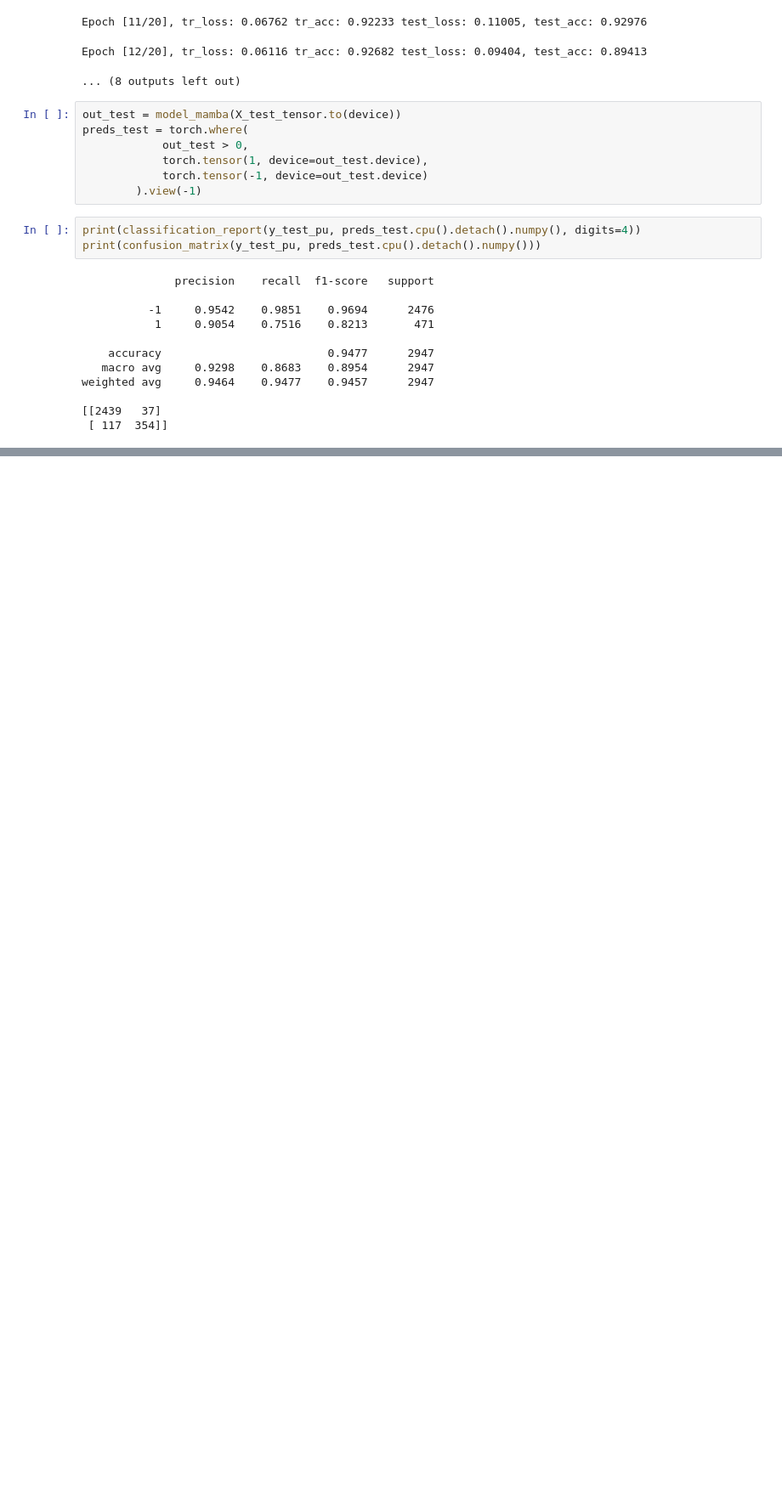
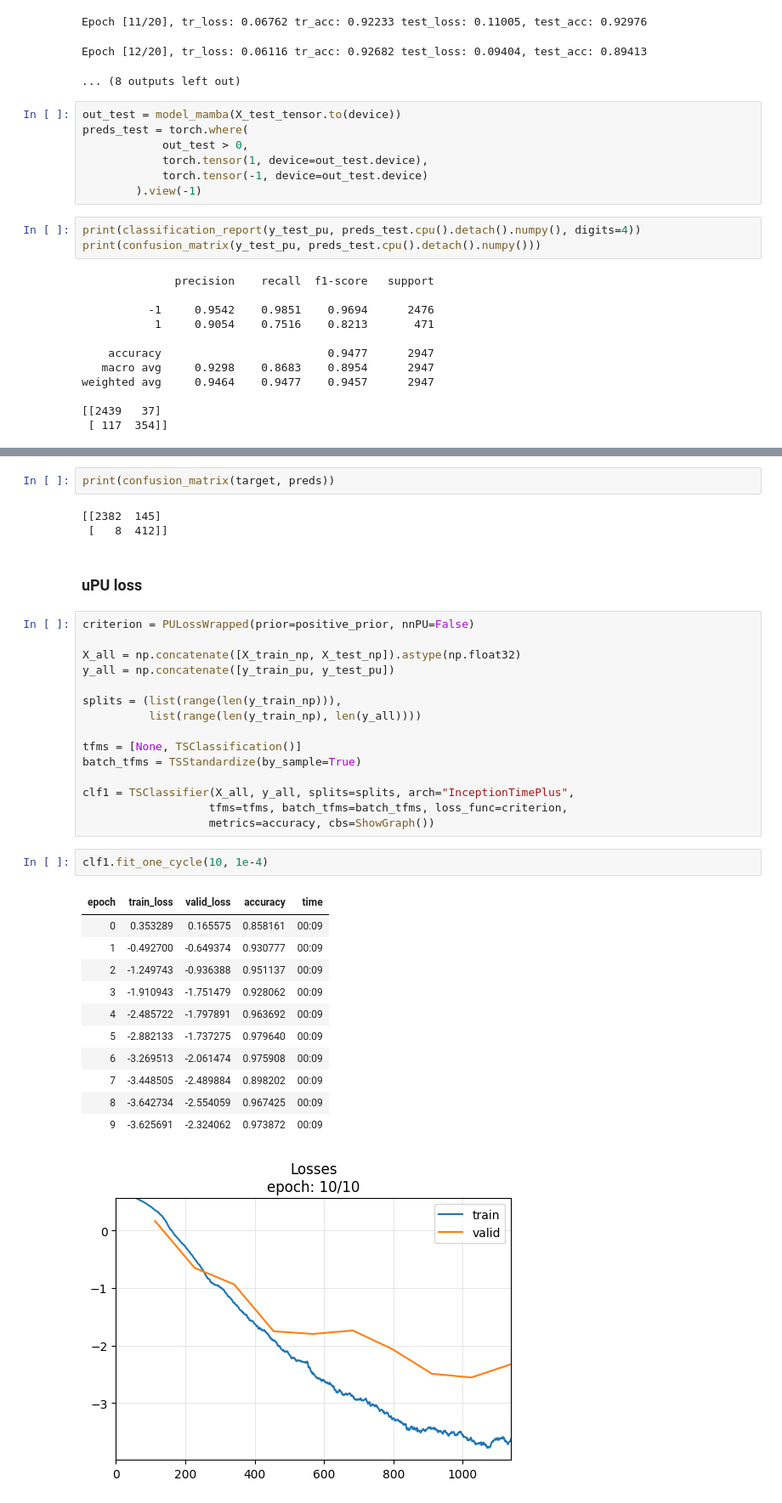
Before and after one commit to darosali/har-pu-learning, a Jupyter notebook: har_baseline.ipynb, the cells around one changed output, grey strips where cells are left out. Shown at 85% size. Saved outputs shown, nothing was run; the diff lists cells and outputs as text; blank space fills up the shorter version.

```diff
--- a/har_baseline.ipynb
+++ b/har_baseline.ipynb
@@ -649,0 +725,37 @@ weighted avg     0.9464    0.9477    0.9457      2947
+# %%
+print(confusion_matrix(target, preds))
+# %% [output]
+[[2382  145]
+ [   8  412]]
+# %% [markdown]
+### uPU loss
+# %%
+criterion = PULossWrapped(prior=positive_prior, nnPU=False)
+
+X_all = np.concatenate([X_train_np, X_test_np]).astype(np.float32)
+y_all = np.concatenate([y_train_pu, y_test_pu])
+
+splits = (list(range(len(y_train_np))),
+          list(range(len(y_train_np), len(y_all))))
+
+tfms = [None, TSClassification()]
+batch_tfms = TSStandardize(by_sample=True)
+
+clf1 = TSClassifier(X_all, y_all, splits=splits, arch="InceptionTimePlus",
+                   tfms=tfms, batch_tfms=batch_tfms, loss_func=criterion,
+                   metrics=accuracy, cbs=ShowGraph())
+# %%
+clf1.fit_one_cycle(10, 1e-4)
+# %% [output]
+| epoch | train_loss | valid_loss | accuracy | time |
+| 0 | 0.353289 | 0.165575 | 0.858161 | 00:09 |
+| 1 | -0.492700 | -0.649374 | 0.930777 | 00:09 |
+| 2 | -1.249743 | -0.936388 | 0.951137 | 00:09 |
+| 3 | -1.910943 | -1.751479 | 0.928062 | 00:09 |
+| 4 | -2.485722 | -1.797891 | 0.963692 | 00:09 |
+| 5 | -2.882133 | -1.737275 | 0.979640 | 00:09 |
+| 6 | -3.269513 | -2.061474 | 0.975908 | 00:09 |
+| 7 | -3.448505 | -2.489884 | 0.898202 | 00:09 |
+| 8 | -3.642734 | -2.554059 | 0.967425 | 00:09 |
+| 9 | -3.625691 | -2.324062 | 0.973872 | 00:09 |
+[figure, added]
```
Also changed, not shown: parts of 16 cells of this notebook, 2 other files.
